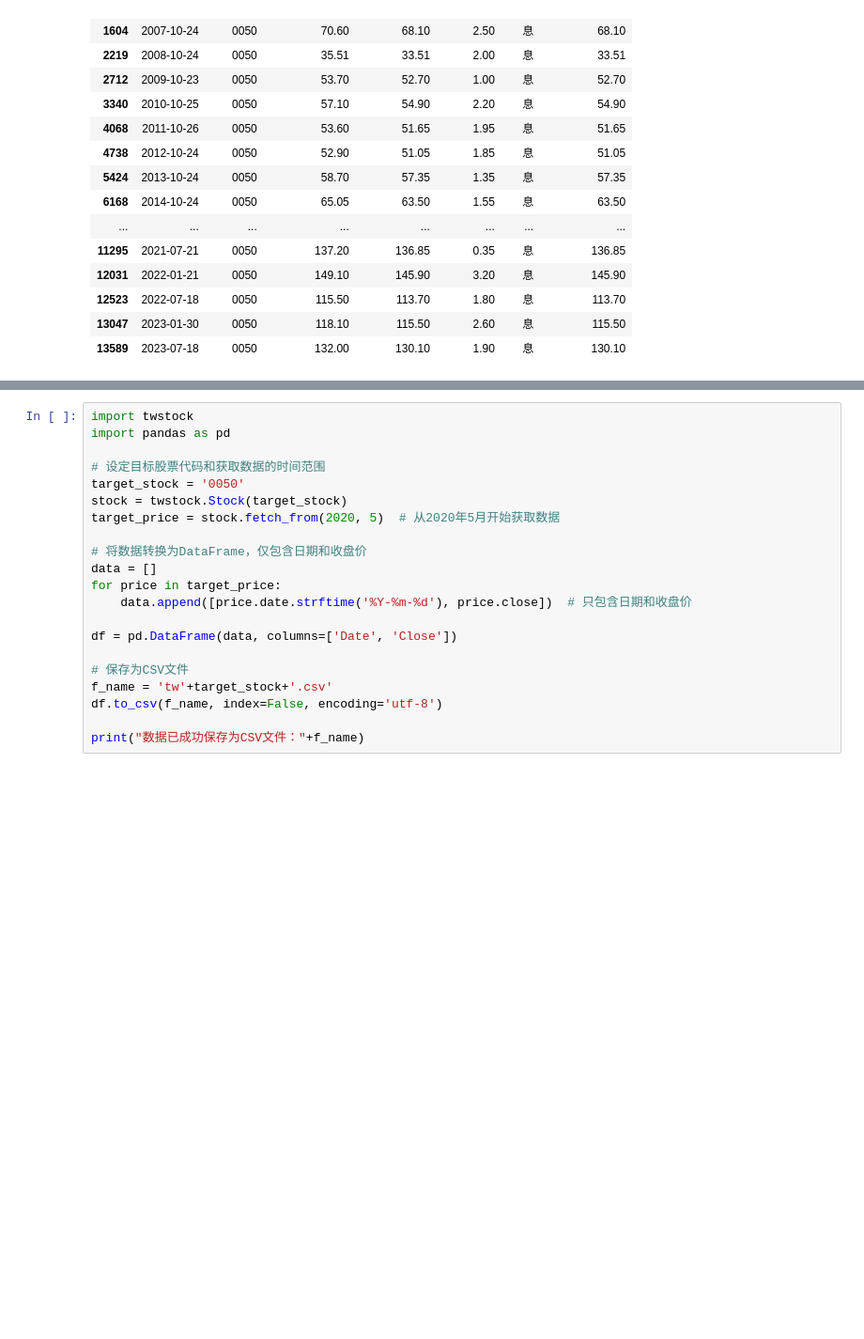
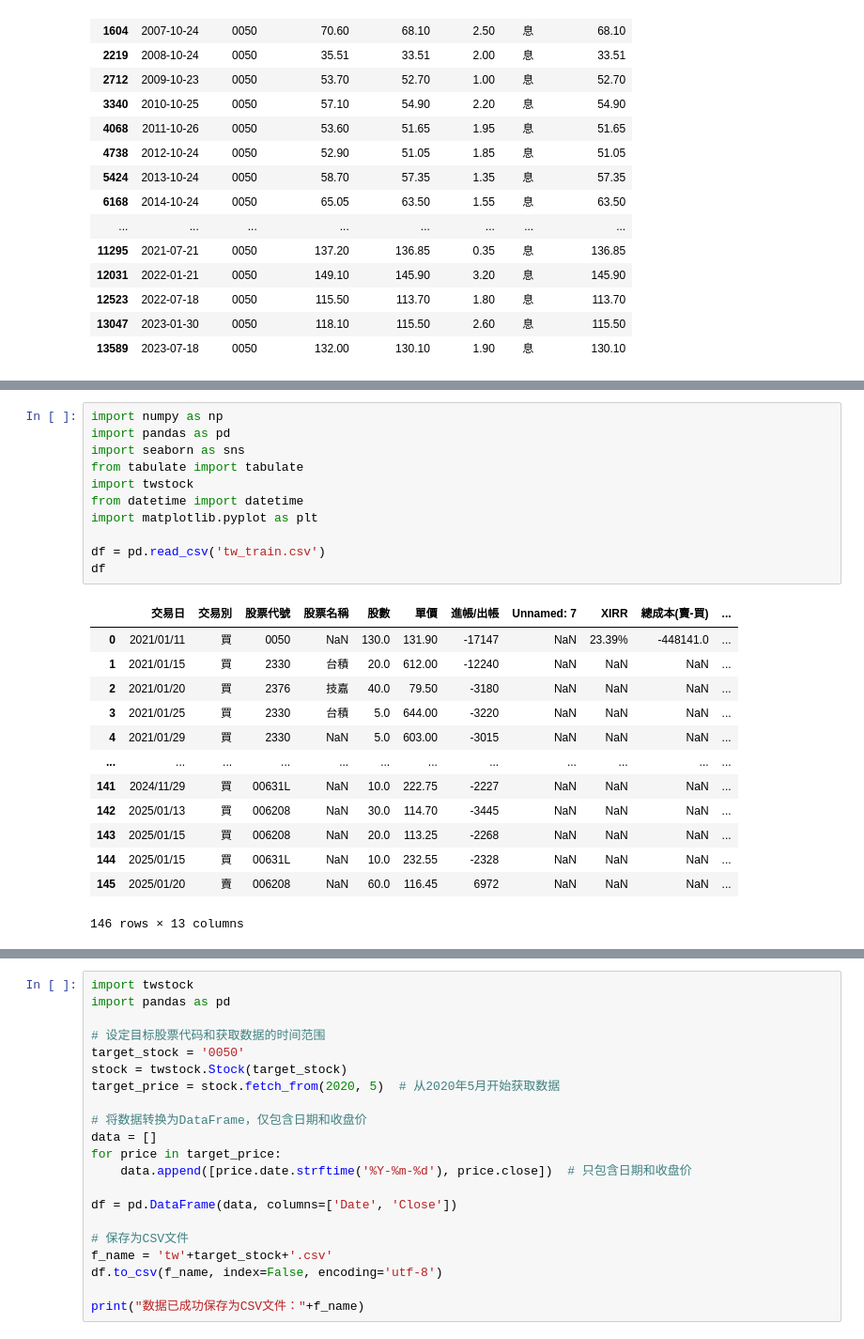
Before and after one commit to tim12332000/TW_ETF, a Jupyter notebook: startup.ipynb, the cells around one changed output, grey strips where cells are left out. Shown at 94% size. Drawn from its saved outputs; the diff is of its cells as text; blank space fills up the shorter version.

```diff
--- a/startup.ipynb
+++ b/startup.ipynb
@@ -109,0 +107,25 @@ plt.show()
+# %%
+import numpy as np
+import pandas as pd
+import seaborn as sns
+from tabulate import tabulate
+import twstock
+from datetime import datetime
+import matplotlib.pyplot as plt
+
+df = pd.read_csv('tw_train.csv')
+df
+# %% [output]
+|  | 交易日 | 交易別 | 股票代號 | 股票名稱 | 股數 | 單價 | 進帳/出帳 | Unnamed: 7 | XIRR | 總成本(賣-買) | ... |
+| 0 | 2021/01/11 | 買 | 0050 | NaN | 130.0 | 131.90 | -17147 | NaN | 23.39% | -448141.0 | ... |
+| 1 | 2021/01/15 | 買 | 2330 | 台積 | 20.0 | 612.00 | -12240 | NaN | NaN | NaN | ... |
+| 2 | 2021/01/20 | 買 | 2376 | 技嘉 | 40.0 | 79.50 | -3180 | NaN | NaN | NaN | ... |
+| 3 | 2021/01/25 | 買 | 2330 | 台積 | 5.0 | 644.00 | -3220 | NaN | NaN | NaN | ... |
+| 4 | 2021/01/29 | 買 | 2330 | NaN | 5.0 | 603.00 | -3015 | NaN | NaN | NaN | ... |
+| ... | ... | ... | ... | ... | ... | ... | ... | ... | ... | ... | ... |
+| 141 | 2024/11/29 | 買 | 00631L | NaN | 10.0 | 222.75 | -2227 | NaN | NaN | NaN | ... |
+| 142 | 2025/01/13 | 買 | 006208 | NaN | 30.0 | 114.70 | -3445 | NaN | NaN | NaN | ... |
+| 143 | 2025/01/15 | 買 | 006208 | NaN | 20.0 | 113.25 | -2268 | NaN | NaN | NaN | ... |
+| 144 | 2025/01/15 | 買 | 00631L | NaN | 10.0 | 232.55 | -2328 | NaN | NaN | NaN | ... |
+| 145 | 2025/01/20 | 賣 | 006208 | NaN | 60.0 | 116.45 | 6972 | NaN | NaN | NaN | ... |
+146 rows × 13 columns
```
Also changed, not shown: parts of 16 cells of this notebook, 1 other file.
